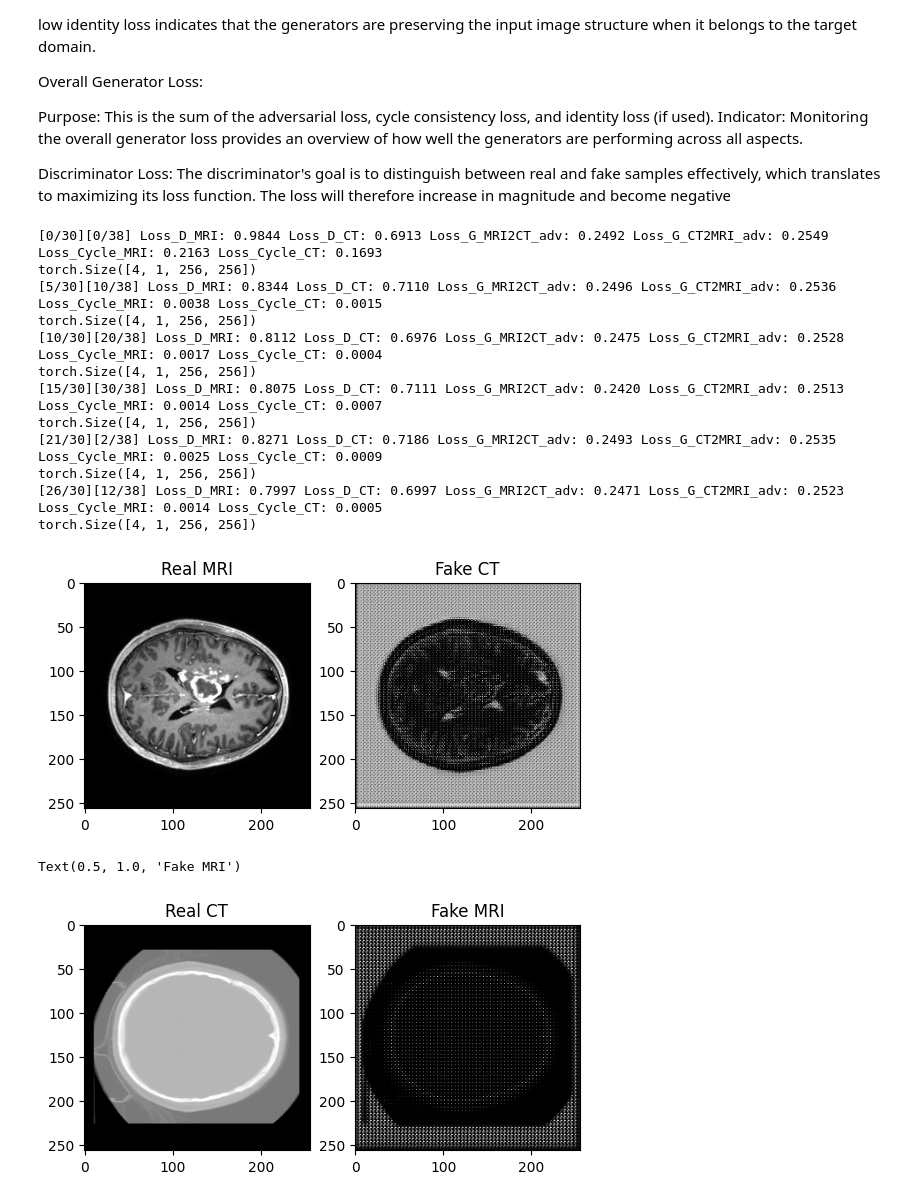
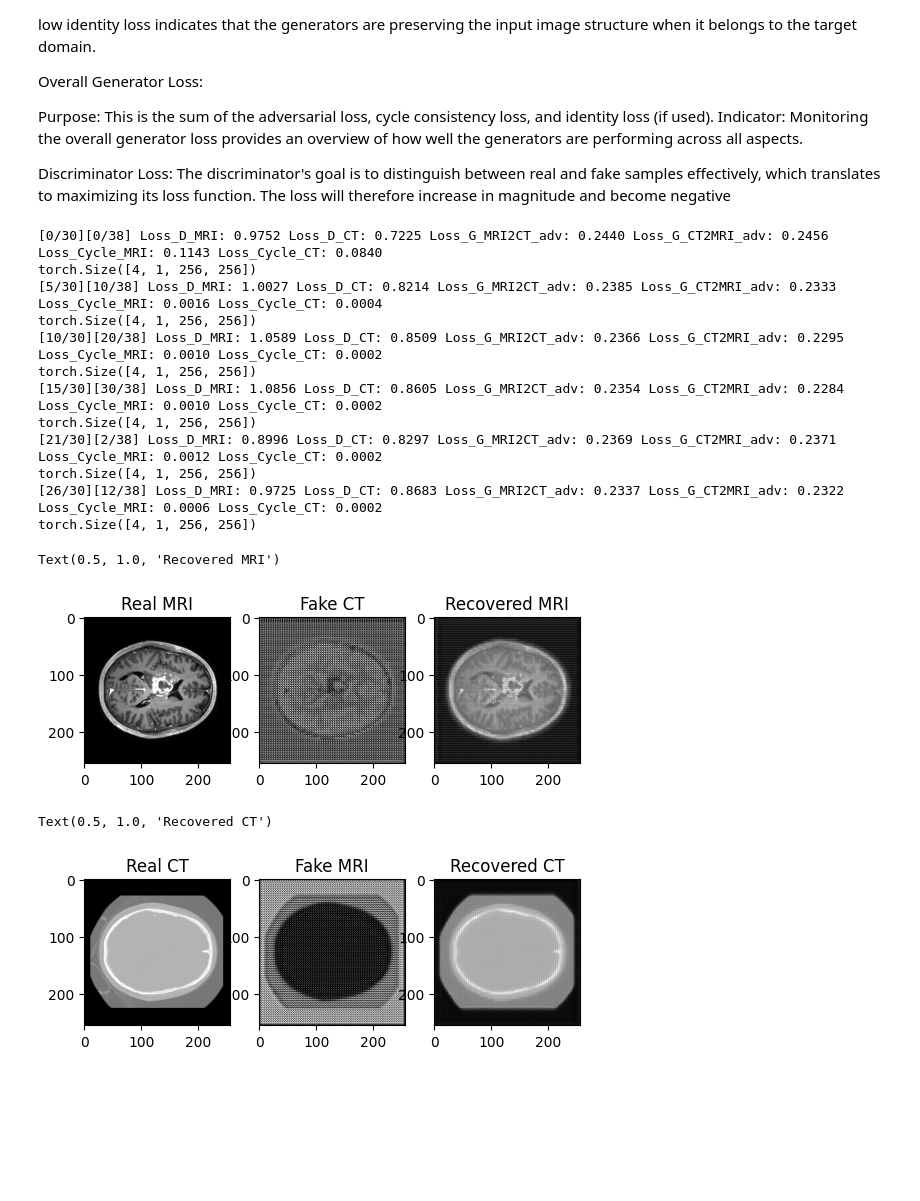
Before and after one commit to rsaif22/ECSE-552-Final-Project, a Jupyter notebook: experiment_v1.ipynb, the cells around one changed output. Drawn from its saved outputs; the diff is of its cells as text; code cells hidden in the pictures; blank space fills up the shorter version.

```diff
--- a/experiment_v1.ipynb
+++ b/experiment_v1.ipynb
@@ -64,7 +64,7 @@ from torch.utils.tensorboard import SummaryWriter
 
 # Writer will output to ./runs/ directory by default
 # writer = SummaryWriter('runs/mri_ct_experiment')
-writer = SummaryWriter("runs/mse_loss")
+writer = SummaryWriter("runs/l1_loss")
 # %% [markdown]
 **Training**
 Adversarial Loss (Discriminator Loss):
@@ -114,9 +114,10 @@ discriminator_mri = Discriminator(mri_channel)
 discriminator_ct = Discriminator(ct_channel)
 
 # Define Optimizers *betas control the exponential decay rates*
-optimizer_gen = torch.optim.Adam(list(generator_mri2ct.parameters()) + list(generator_ct2mri.parameters()), lr=1e-3, betas=(0.5, 0.999))
-optimizer_dis_mri = torch.optim.Adam(list(discriminator_mri.parameters()), lr=1e-4, betas=(0.5, 0.999))
-optimizer_dis_ct = torch.optim.Adam(list(discriminator_ct.parameters()), lr=1e-4, betas=(0.5, 0.999))
+optimizer_gen = torch.optim.Adam(list(generator_mri2ct.parameters()) + list(generator_ct2mri.parameters()), lr=2e-4, betas=(0.5, 0.999))
+# optimizer_dis_mri = torch.optim.Adam(list(discriminator_mri.parameters()), lr=1e-4, betas=(0.5, 0.999))
+# optimizer_dis_ct = torch.optim.Adam(list(discriminator_ct.parameters()), lr=1e-4, betas=(0.5, 0.999))
+optimizer_dis = torch.optim.Adam(list(discriminator_mri.parameters()) + list(discriminator_ct.parameters()), lr=2e-4, betas=(0.5, 0.999))
 
 
 # Training Loop parameters
@@ -139,8 +140,8 @@ dataloader = DataLoader(dataset, batch_size=batch_size, shuffle=True)
 
 # Criterion
 criterion = nn.BCEWithLogitsLoss()
-# criterion_cycle = nn.SmoothL1Loss()
-criterion_cycle = nn.MSELoss()
+criterion_cycle = nn.SmoothL1Loss()
+# criterion_cycle = nn.MSELoss()
 criterion_dis = nn.MSELoss()
 
 # Identity Loss
@@ -181,8 +182,9 @@ for epoch in range(num_epochs):
         fake_mri = generator_ct2mri(real_ct)
 
         ### Discriminator Training ###
-        optimizer_dis_mri.zero_grad()
-        optimizer_dis_ct.zero_grad()
+        # optimizer_dis_mri.zero_grad()
+        # optimizer_dis_ct.zero_grad()
+        optimizer_dis.zero_grad()
 
         # Compute discriminator losses for MRI and CT images
         # loss_dis_mri_real = discriminator_mri(real_mri).mean()
@@ -204,8 +206,9 @@ for epoch in range(num_epochs):
 
         # Backpropagation and optimizer step for discriminator
         loss_dis.backward(retain_graph=True)
-        optimizer_dis_mri.step()
-        optimizer_dis_ct.step()
+        # optimizer_dis_mri.step()
+        # optimizer_dis_ct.step()
+        optimizer_dis.step()
 
         ### Generator Training ###
         optimizer_gen.zero_grad()
@@ -253,66 +256,73 @@ for epoch in range(num_epochs):
 
         num_iters += 1
 # %% [output]
-[0/30][0/38] Loss_D_MRI: 0.9844 Loss_D_CT: 0.6913 Loss_G_MRI2CT_adv: 0.2492 Loss_G_CT2MRI_adv: 0.2549 Loss_Cycle_MRI: 0.2163 Loss_Cycle_CT: 0.1693
+[0/30][0/38] Loss_D_MRI: 0.9752 Loss_D_CT: 0.7225 Loss_G_MRI2CT_adv: 0.2440 Loss_G_CT2MRI_adv: 0.2456 Loss_Cycle_MRI: 0.1143 Loss_Cycle_CT: 0.0840
 torch.Size([4, 1, 256, 256])
-[5/30][10/38] Loss_D_MRI: 0.8344 Loss_D_CT: 0.7110 Loss_G_MRI2CT_adv: 0.2496 Loss_G_CT2MRI_adv: 0.2536 Loss_Cycle_MRI: 0.0038 Loss_Cycle_CT: 0.0015
+[5/30][10/38] Loss_D_MRI: 1.0027 Loss_D_CT: 0.8214 Loss_G_MRI2CT_adv: 0.2385 Loss_G_CT2MRI_adv: 0.2333 Loss_Cycle_MRI: 0.0016 Loss_Cycle_CT: 0.0004
 torch.Size([4, 1, 256, 256])
-[10/30][20/38] Loss_D_MRI: 0.8112 Loss_D_CT: 0.6976 Loss_G_MRI2CT_adv: 0.2475 Loss_G_CT2MRI_adv: 0.2528 Loss_Cycle_MRI: 0.0017 Loss_Cycle_CT: 0.0004
+[10/30][20/38] Loss_D_MRI: 1.0589 Loss_D_CT: 0.8509 Loss_G_MRI2CT_adv: 0.2366 Loss_G_CT2MRI_adv: 0.2295 Loss_Cycle_MRI: 0.0010 Loss_Cycle_CT: 0.0002
 torch.Size([4, 1, 256, 256])
-[15/30][30/38] Loss_D_MRI: 0.8075 Loss_D_CT: 0.7111 Loss_G_MRI2CT_adv: 0.2420 Loss_G_CT2MRI_adv: 0.2513 Loss_Cycle_MRI: 0.0014 Loss_Cycle_CT: 0.0007
+[15/30][30/38] Loss_D_MRI: 1.0856 Loss_D_CT: 0.8605 Loss_G_MRI2CT_adv: 0.2354 Loss_G_CT2MRI_adv: 0.2284 Loss_Cycle_MRI: 0.0010 Loss_Cycle_CT: 0.0002
 torch.Size([4, 1, 256, 256])
-[21/30][2/38] Loss_D_MRI: 0.8271 Loss_D_CT: 0.7186 Loss_G_MRI2CT_adv: 0.2493 Loss_G_CT2MRI_adv: 0.2535 Loss_Cycle_MRI: 0.0025 Loss_Cycle_CT: 0.0009
+[21/30][2/38] Loss_D_MRI: 0.8996 Loss_D_CT: 0.8297 Loss_G_MRI2CT_adv: 0.2369 Loss_G_CT2MRI_adv: 0.2371 Loss_Cycle_MRI: 0.0012 Loss_Cycle_CT: 0.0002
 torch.Size([4, 1, 256, 256])
-[26/30][12/38] Loss_D_MRI: 0.7997 Loss_D_CT: 0.6997 Loss_G_MRI2CT_adv: 0.2471 Loss_G_CT2MRI_adv: 0.2523 Loss_Cycle_MRI: 0.0014 Loss_Cycle_CT: 0.0005
+[26/30][12/38] Loss_D_MRI: 0.9725 Loss_D_CT: 0.8683 Loss_G_MRI2CT_adv: 0.2337 Loss_G_CT2MRI_adv: 0.2322 Loss_Cycle_MRI: 0.0006 Loss_Cycle_CT: 0.0002
 torch.Size([4, 1, 256, 256])
 # %%
 # Test mri2ct generator
 generator_mri2ct.eval()
 generator_ct2mri.eval()
 
 # Test the generator
 
 # Load a batch of MRI images
-real_mri = MRI_train[10]
+real_mri = MRI_train[5]
 real_mri = torch.tensor(real_mri).to(device)
 real_mri = real_mri.float().unsqueeze(0).unsqueeze(0)
 
 # Generate fake CT images
 fake_ct = generator_mri2ct(real_mri)
 
+recovered_mri = generator_ct2mri(fake_ct)
+
 
 # Plot real MRI and fake CT images
 plt.figure()
-plt.subplot(1, 2, 1)
+plt.subplot(1, 3, 1)
 plt.imshow(real_mri.cpu().detach().numpy().reshape(image_size, image_size), cmap='gray')
 plt.title('Real MRI')
-plt.subplot(1, 2, 2)
+plt.subplot(1, 3, 2)
 plt.imshow(fake_ct.cpu().detach().numpy().reshape(image_size, image_size), cmap='gray')
 plt.title('Fake CT')
-plt.show()
+plt.subplot(1, 3, 3)
+plt.imshow(recovered_mri.cpu().detach().numpy().reshape(image_size, image_size), cmap='gray')
+plt.title('Recovered MRI')
 # %% [output]
+Text(0.5, 1.0, 'Recovered MRI')
-[figure, old version]
+[figure, new version]
 # %%
 # Show real CT and fake MRI images
 # Load a batch of CT images
-real_ct = CT_train[20]
+real_ct = CT_train[5]
 real_ct = torch.tensor(real_ct).to(device)
 real_ct = real_ct.float().unsqueeze(0).unsqueeze(0)
 
 # Generate fake MRI images
 fake_mri = generator_ct2mri(real_ct)
 
-# Normalize the fake MRI images
-fake_mri = (fake_mri - fake_mri.min()) / (fake_mri.max() - fake_mri.min())
+recovered_ct = generator_mri2ct(fake_mri)
 
 # Plot real CT and fake MRI images
 plt.figure()
-plt.subplot(1, 2, 1)
+plt.subplot(1, 3, 1)
 plt.imshow(real_ct.cpu().detach().numpy().reshape(image_size, image_size), cmap='gray')
 plt.title('Real CT')
-plt.subplot(1, 2, 2)
+plt.subplot(1, 3, 2)
 plt.imshow(fake_mri.cpu().detach().numpy().reshape(image_size, image_size), cmap='gray')
 plt.title('Fake MRI')
+plt.subplot(1, 3, 3)
+plt.imshow(recovered_ct.cpu().detach().numpy().reshape(image_size, image_size), cmap='gray')
+plt.title('Recovered CT')
 # %% [output]
-Text(0.5, 1.0, 'Fake MRI')
+Text(0.5, 1.0, 'Recovered CT')
-[figure, old version]
+[figure, new version]
```
